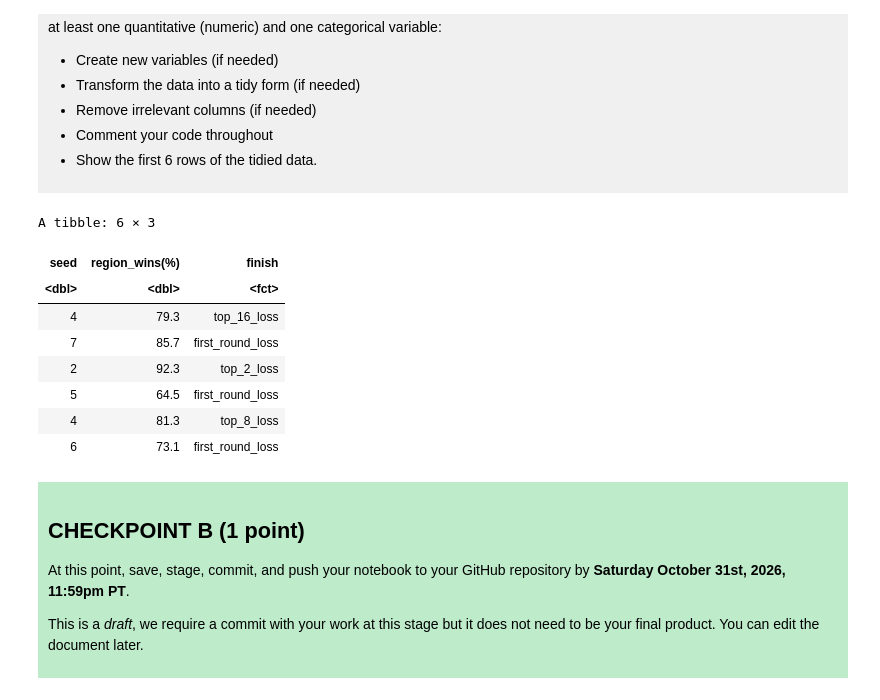
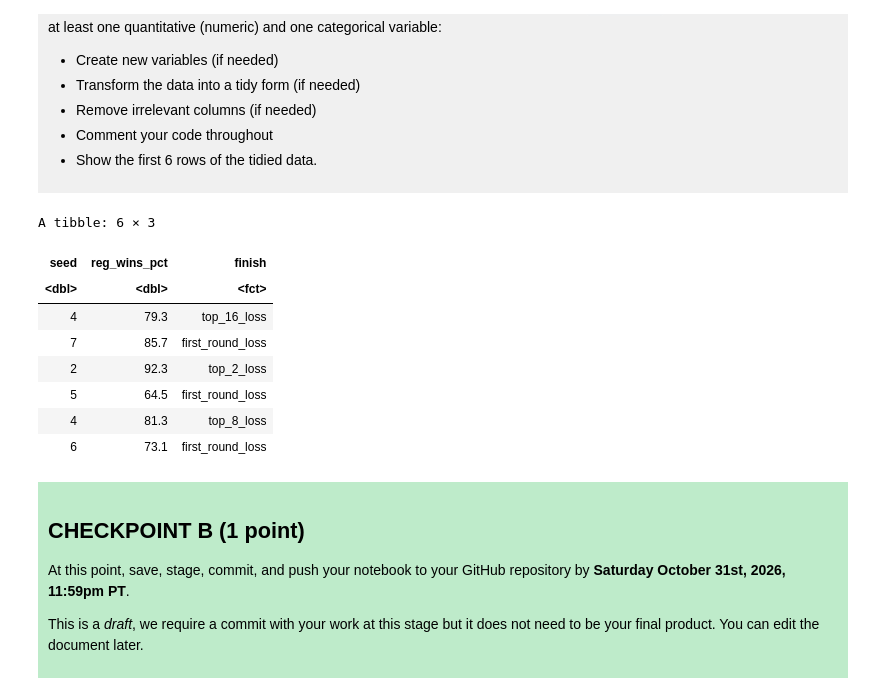
Before and after one commit to paulaherrera01/dsci-100-project-paula-herrera-trujillo, a Jupyter notebook: dsci-100-project-notebook.ipynb, the cells around one changed output. Saved outputs shown, nothing was run; the diff lists cells and outputs as text; code cells hidden in the pictures.

```diff
--- a/dsci-100-project-notebook.ipynb
+++ b/dsci-100-project-notebook.ipynb
@@ -211,18 +211,19 @@ Produce a tidy data set that could be used to answer your research question usin
 
 </div>
 # %%
-data_tidy<-data|>
+tidy_data<-data|>
 select(seed,
        reg_wins_pct	,
        tourney_finish)|>
-rename(finish=tourney_finish,"region_wins(%)"=reg_wins_pct)|>
+rename(finish=tourney_finish)|>
 mutate(finish=as_factor(finish))
-head(data_tidy)
+head(tidy_data)
 #selected the columns needed for the classification problem
-#renamed toruney_finish and reg_wins_pct column for clarity and converted finish to factor to treat at categorical
+#renamed toruney_finish column for clarity
+#converted finish to factor to treat at categorical so can be used to predict with KNN
 # %% [output]
 A tibble: 6 × 3
-| seed | region_wins(%) | finish |
+| seed | reg_wins_pct | finish |
 | <dbl> | <dbl> | <fct> |
 | 4 | 79.3 | top_16_loss |
 | 7 | 85.7 | first_round_loss |
```
Also changed, not shown: parts of 11 cells of this notebook.
